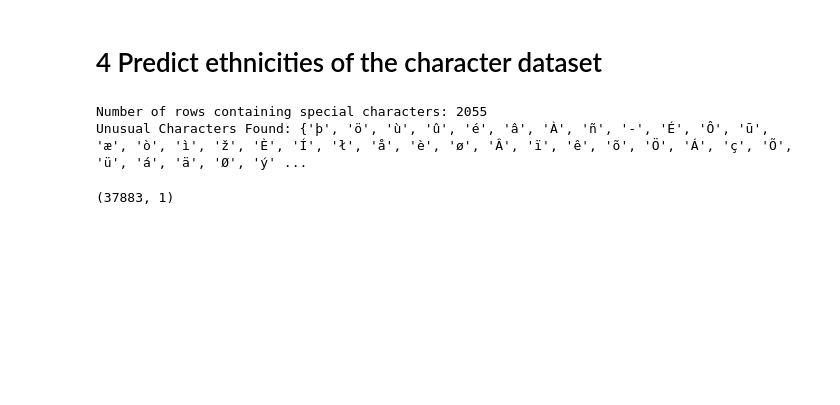
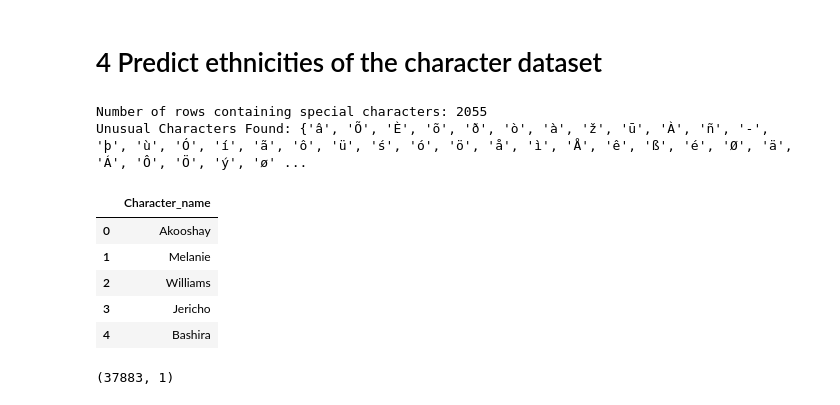
Before and after one commit to epfl-ada/ada-2024-project-adadasurmonbidet2024, a Jupyter notebook: model_ethnicity.ipynb, the cells around one changed output. Cells and saved outputs as stored; diff of their text form; code cells hidden in the pictures; blank space fills up the shorter version.

```diff
--- a/model_ethnicity.ipynb
+++ b/model_ethnicity.ipynb
@@ -456,11 +456,20 @@ weighted avg       0.65      0.65      0.64      2500
 # %% [markdown]
 # 4 Predict ethnicities of the character dataset
 # %%
-df_character = pd.read_csv('data/cleaned.csv', usecols=['Character_name'])
+df_character = pd.read_csv('data/cleaned.csv')
 find_unusual_characters(df_character, 'Character_name')
 # %% [output]
 Number of rows containing special characters: 2055
-Unusual Characters Found: {'þ', 'ö', 'ù', 'û', 'é', 'â', 'À', 'ñ', '-', 'É', 'Ô', 'ū', 'æ', 'ò', 'ì', 'ž', 'È', 'Í', 'ł', 'å', 'è', 'ø', 'Â', 'ï', 'ê', 'õ', 'Ö', 'Á', 'ç', 'Õ', 'ü', 'á', 'ä', 'Ø', 'ý' ...
+Unusual Characters Found: {'â', 'Õ', 'È', 'õ', 'ð', 'ò', 'à', 'ž', 'ū', 'À', 'ñ', '-', 'þ', 'ù', 'Ó', 'í', 'ã', 'ô', 'ü', 'ś', 'ó', 'ö', 'å', 'ì', 'Å', 'ê', 'ß', 'é', 'Ø', 'ä', 'Á', 'Ô', 'Ö', 'ý', 'ø' ...
+# %%
+df_character.head()
+# %% [output]
+|  | Character_name |
+| 0 | Akooshay |
+| 1 | Melanie |
+| 2 | Williams |
+| 3 | Jericho |
+| 4 | Bashira |
 # %%
 df_names = pd.DataFrame(df_character[['Character_name']].rename(columns={'Character_name': 'Name'})).drop_duplicates()
 
```
Also changed, not shown: parts of 13 cells of this notebook, 1 other file.
